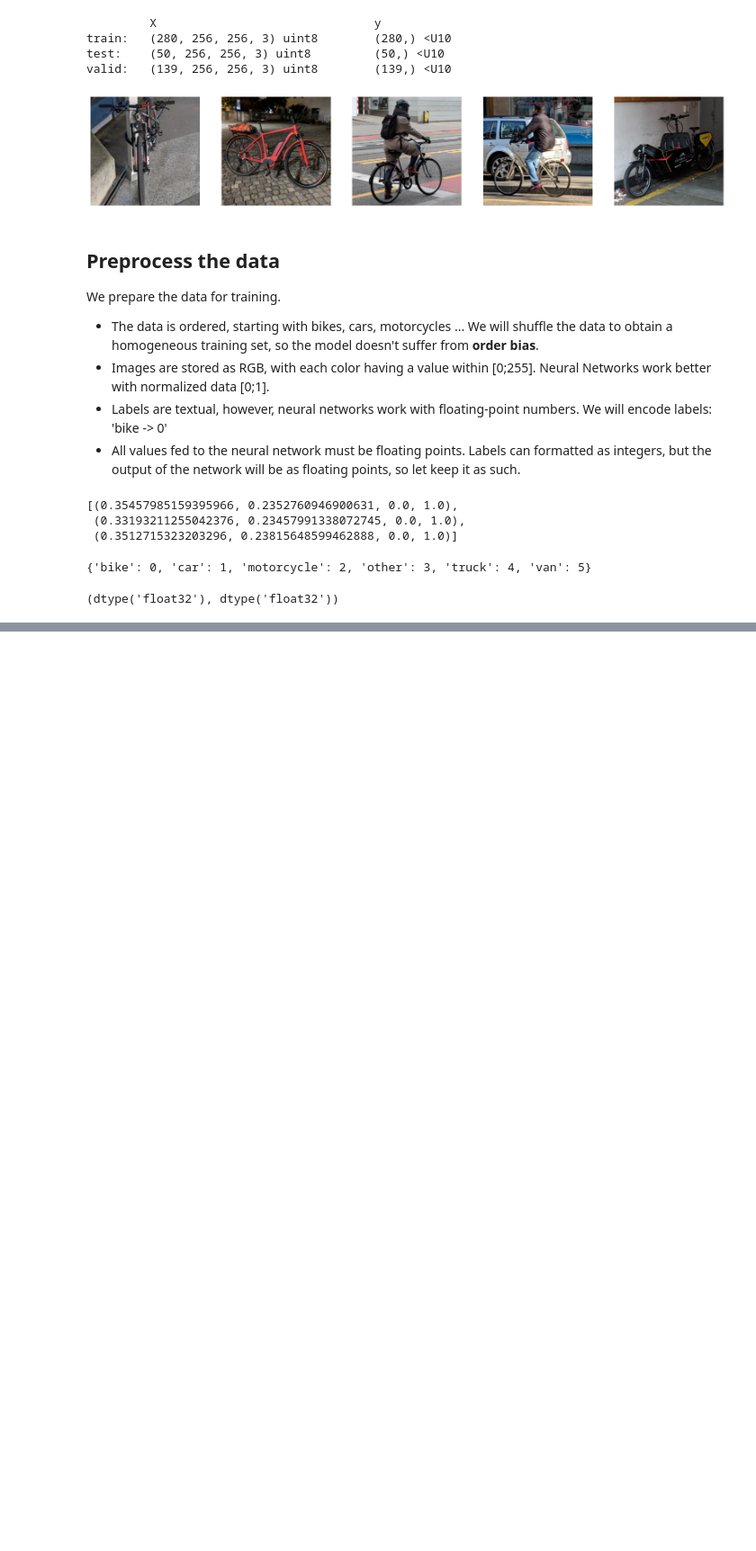
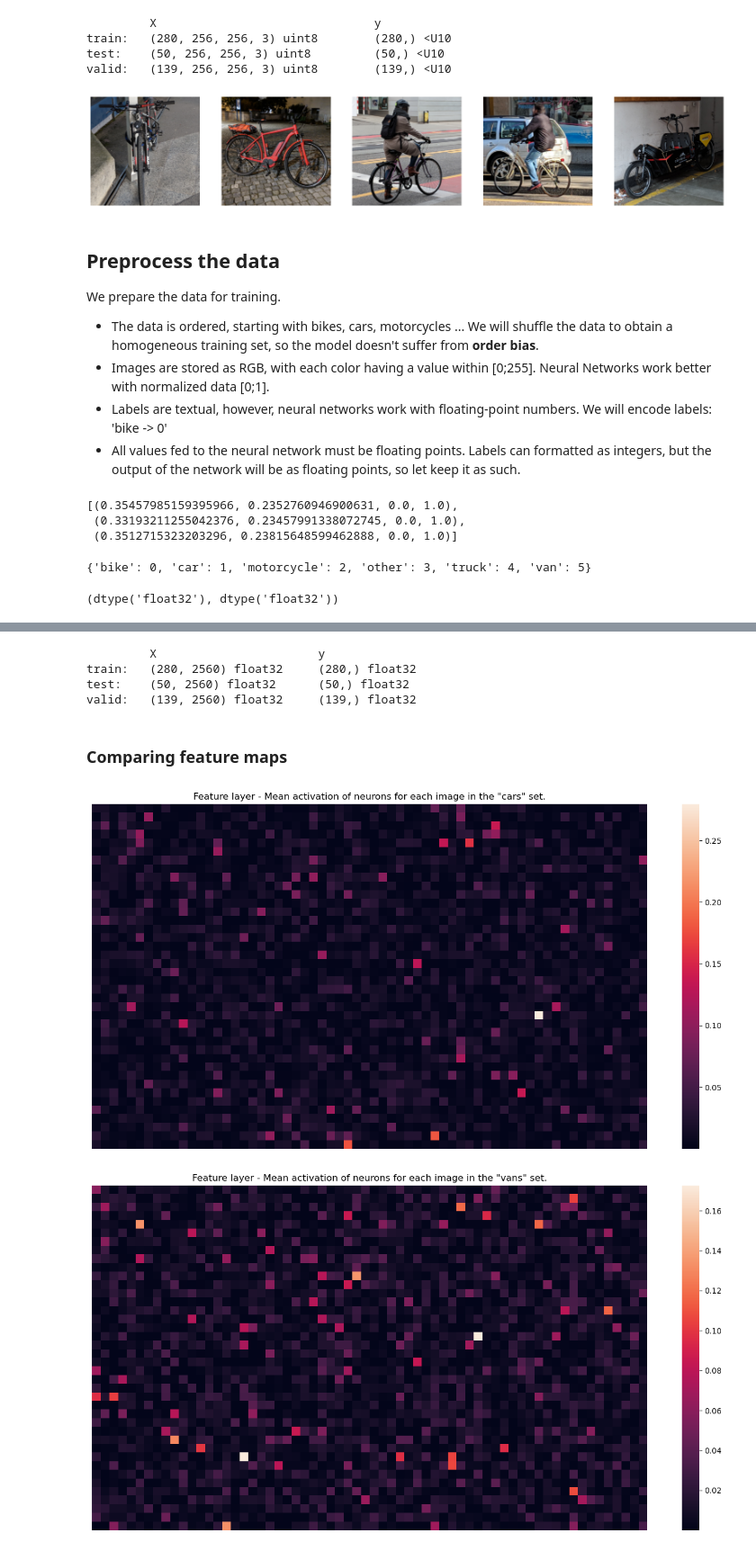
Before and after one commit to FlorianFasmeyer/transfer-learning, a Jupyter notebook: transfer-learning.ipynb, the cells around one changed output, grey strips where cells are left out. Shown at 90% size. Saved outputs shown, nothing was run; the diff lists cells and outputs as text; code cells hidden in the pictures; blank space fills up the shorter version.

Commit message:
Add Extract feature map chapter

```diff
--- a/transfer-learning.ipynb
+++ b/transfer-learning.ipynb
@@ -97,6 +97,8 @@ y_valid = encoder.transform(y_valid)
 dict(zip(encoder.classes_, encoder.transform(encoder.classes_)))
 # %% [output]
 {'bike': 0, 'car': 1, 'motorcycle': 2, 'other': 3, 'truck': 4, 'van': 5}
+# %%
+BIKE, CAR, MOTO, OTHER, TRUCK, VAN = 0, 1, 2, 3, 4, 5
 # %%
 # Format to float.
 X_train, X_test, X_valid = [x.astype('float32') for x in [X_train, X_test, X_valid]]
@@ -111,0 +122,13 @@ Note: We advise working with a later version of tensorflow (2.10.0) with GPU ena
+# %%
+# Download module
+module_url = 'https://tfhub.dev/google/efficientnet/b7/feature-vector/1'
+feature_extractor = hub.KerasLayer(module_url)
+
+# Create input placeholder.
+input_imgs = tf.keras.Input(dtype=tf.float32, shape=[256, 256, 3])
+
+# A node with the features.
+imgs_features = feature_extractor(input_imgs)
+
+# Create a TensorFlow model,.
+model = tf.keras.Model(inputs=input_imgs, outputs=imgs_features)
@@ -111,0 +140,9 @@ Note: We advise working with a later version of tensorflow (2.10.0) with GPU ena
+# %%
+# Extract features from EfficientNet-7.
+print('X_train features...')
+X_train_feat = model.predict(X_train)
+print('X_test features...')
+X_test_feat = model.predict(X_test)
+print('X_valid features...')
+X_valid_feat = model.predict(X_valid)
+print('Done!')
@@ -111,0 +157,33 @@ Note: We advise working with a later version of tensorflow (2.10.0) with GPU ena
+# %%
+print('     	 X                       y' )
+print('train:\t', X_train_feat.shape, X_train_feat.dtype, '\t', y_train.shape, y_train.dtype )
+print('test:\t',  X_test_feat.shape, X_test_feat.dtype,   '\t', y_test.shape, y_test.dtype)
+print('valid:\t', X_valid_feat.shape, X_valid_feat.dtype, '\t', y_valid.shape, y_valid.dtype)
+# %% [output]
+         X                       y
+train:   (280, 2560) float32     (280,) float32
+test:    (50, 2560) float32      (50,) float32
+valid:   (139, 2560) float32     (139,) float32
+# %% [markdown]
+### Comparing feature maps
+# %%
+def show_feature_map(data, set_name): #X_train_feat
+    plt.figure(figsize=(16,8))
+    ax = sns.heatmap(data.mean(axis=0).reshape(40, 64)**2, xticklabels=False, yticklabels=False)
+    plt.title(f'Feature layer - Mean activation of neurons for each image in the "{set_name}" set.')
+    plt.show()
+
+# Cars only.
+show_feature_map(X_train_feat[y_train == CAR], 'cars')
+
+# Vans only.
+show_feature_map(X_train_feat[y_train == VAN], 'vans')
+
+# Trucks only.
+show_feature_map(X_train_feat[y_train == TRUCK], 'trucks')
+
+# Bikes only.
+show_feature_map(X_train_feat[y_train == BIKE], 'bikes')
+# %% [output]
+[figure, added]
+[figure, added]
```
Also changed, not shown: parts of 6 cells of this notebook.
